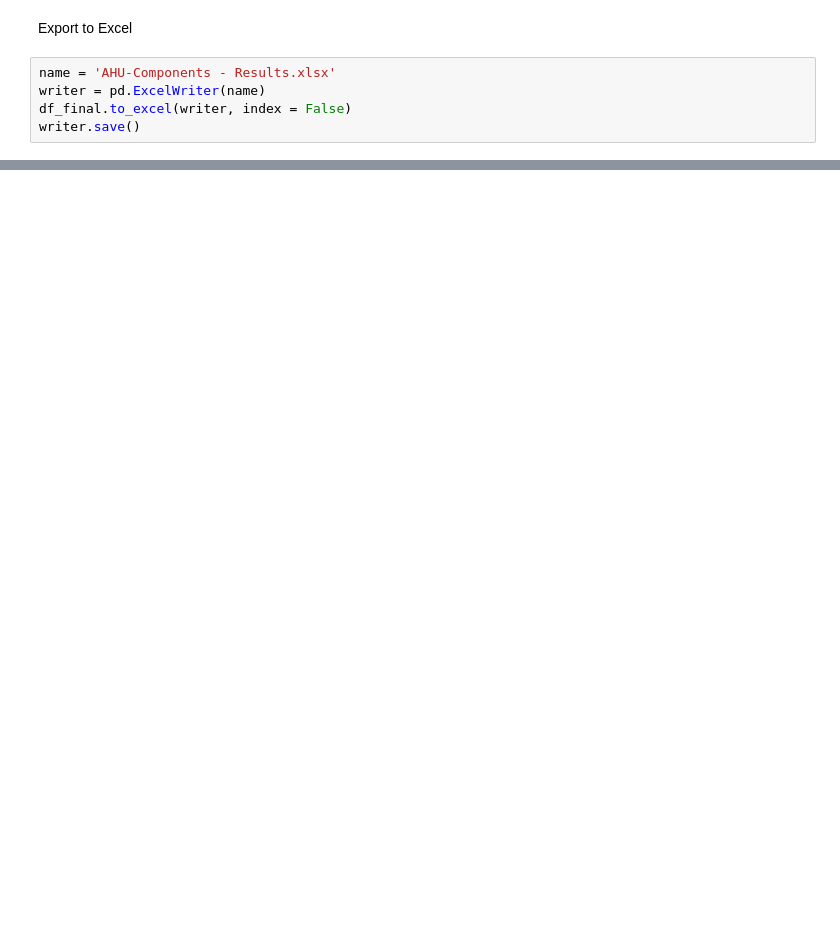
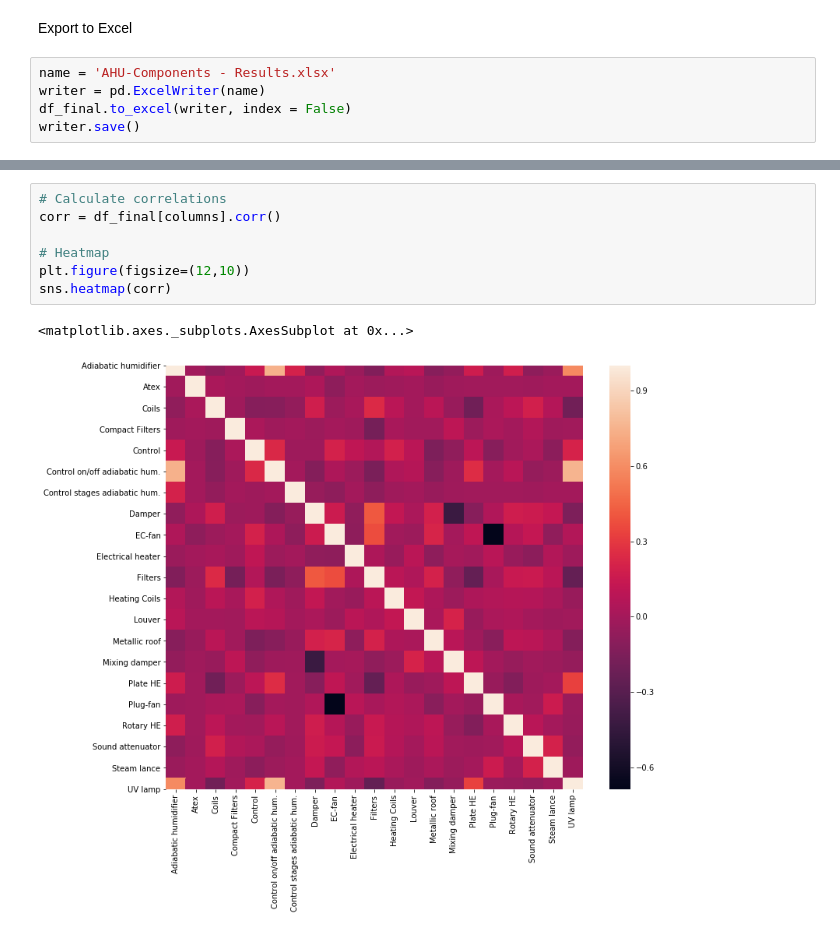
Before and after one commit to darroyolpz/AHU-Components, a Jupyter notebook: ahu-components.ipynb, the cells around one changed output, grey strips where cells are left out. Saved outputs shown, nothing was run; the diff lists cells and outputs as text; blank space fills up the shorter version.

```diff
--- a/ahu-components.ipynb
+++ b/ahu-components.ipynb
@@ -137,0 +150,10 @@ writer.save()
+# %%
+# Calculate correlations
+corr = df_final[columns].corr()
+
+# Heatmap
+plt.figure(figsize=(12,10))
+sns.heatmap(corr)
+# %% [output]
+<matplotlib.axes._subplots.AxesSubplot at 0x...>
+[figure, added]
```
Also changed, not shown: parts of 10 cells of this notebook.
